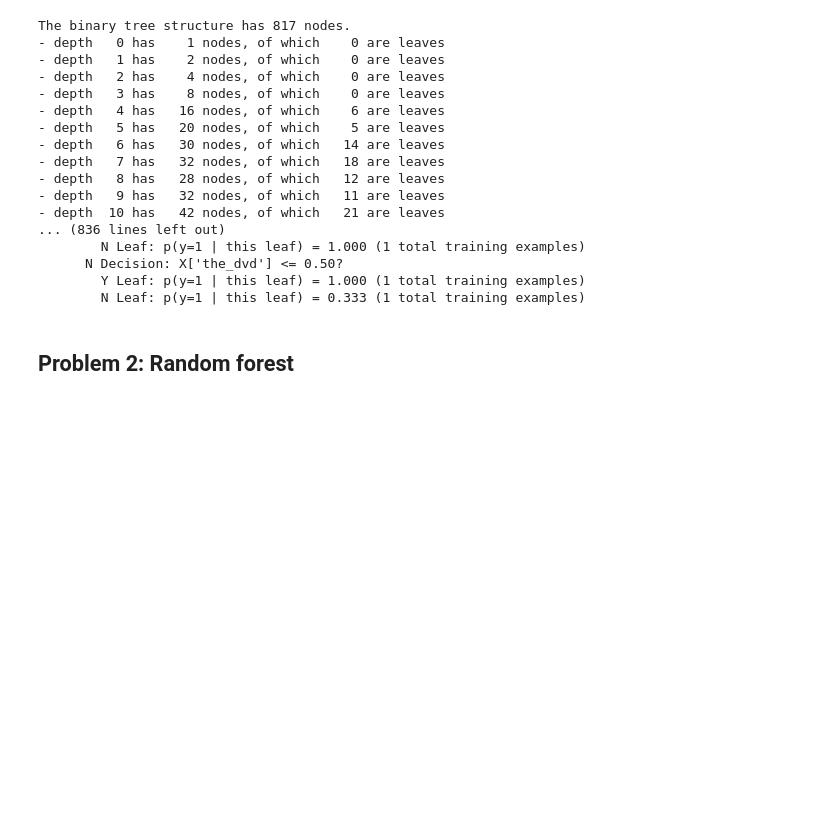
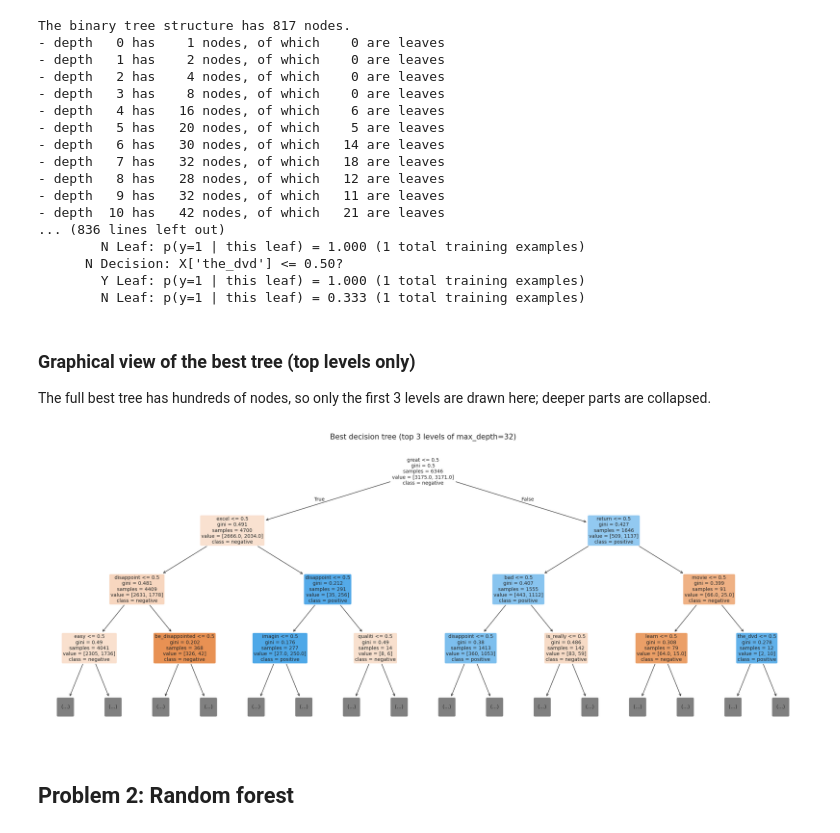
Before and after one commit to likhitbhogadi/assignment-4-smai, a Jupyter notebook: Q3/hw4_notebook.ipynb, the cells around one changed output. Saved outputs shown, nothing was run; the diff lists cells and outputs as text; code cells hidden in the pictures; blank space fills up the shorter version.

```diff
--- a/Q3/hw4_notebook.ipynb
+++ b/Q3/hw4_notebook.ipynb
@@ -451,6 +546,27 @@ The binary tree structure has 817 nodes.
       N Decision: X['the_dvd'] <= 0.50?
         Y Leaf: p(y=1 | this leaf) = 1.000 (1 total training examples)
         N Leaf: p(y=1 | this leaf) = 0.333 (1 total training examples)
+# %% [markdown]
+### Graphical view of the best tree (top levels only)
+The full best tree has hundreds of nodes, so only the first 3 levels are drawn here; deeper parts are collapsed.
+# %%
+# Draw only the top 3 levels of the best tree (the full tree is far too large to read)
+fig, ax = plt.subplots(figsize=(22, 9))
+sklearn.tree.plot_tree(
+    best_tree,
+    max_depth=3,
+    feature_names=vocab_list,
+    class_names=['negative', 'positive'],
+    filled=True,
+    rounded=True,
+    fontsize=10,
+    ax=ax,
+)
+plt.title(f"Best decision tree (top 3 levels of max_depth={best_tree.max_depth})")
+plt.tight_layout()
+plt.show()
+# %% [output]
+[figure, added]
 # %% [markdown]
 ## Problem 2: Random forest
 # %% [markdown]
```
Also changed, not shown: parts of 33 cells of this notebook, 4 other files.
